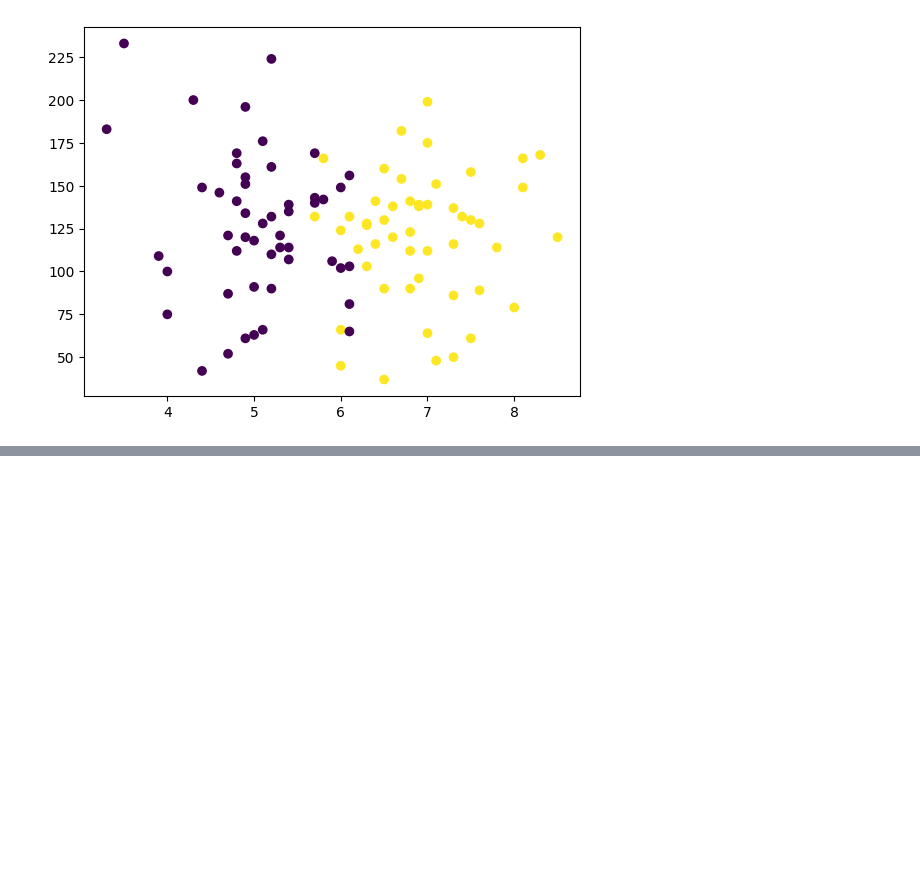
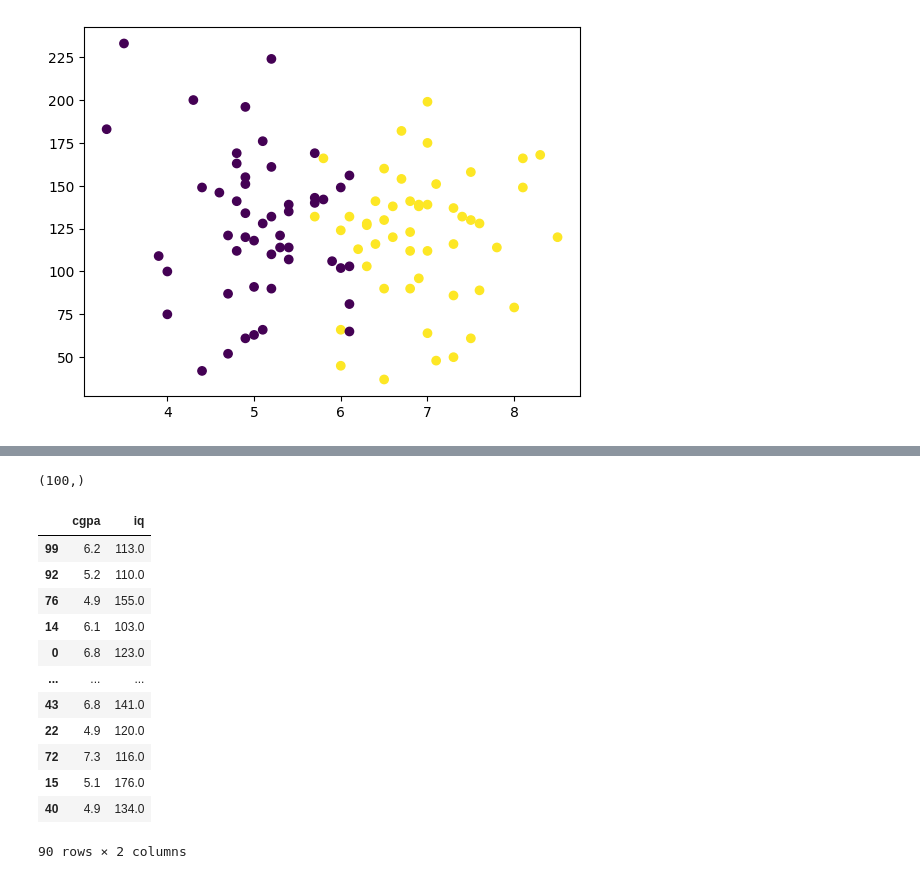
Before and after one commit to suddhu1/COESIS30Day, a Jupyter notebook: DAY_1/logisticRegression.ipynb, the cells around one changed output, grey strips where cells are left out. Saved outputs shown, nothing was run; the diff lists cells and outputs as text; code cells hidden in the pictures; blank space fills up the shorter version.

```diff
--- a/DAY_1/logisticRegression.ipynb
+++ b/DAY_1/logisticRegression.ipynb
@@ -422,0 +458,4 @@ plt.scatter(df['cgpa'],df['iq'],c=df['placement'])
+# %%
+y.shape
+# %% [output]
+(100,)
@@ -422,0 +465,16 @@ plt.scatter(df['cgpa'],df['iq'],c=df['placement'])
+# %%
+X_train
+# %% [output]
+|  | cgpa | iq |
+| 99 | 6.2 | 113.0 |
+| 92 | 5.2 | 110.0 |
+| 76 | 4.9 | 155.0 |
+| 14 | 6.1 | 103.0 |
+| 0 | 6.8 | 123.0 |
+| ... | ... | ... |
+| 43 | 6.8 | 141.0 |
+| 22 | 4.9 | 120.0 |
+| 72 | 7.3 | 116.0 |
+| 15 | 5.1 | 176.0 |
+| 40 | 4.9 | 134.0 |
+90 rows × 2 columns
```
Also changed, not shown: parts of 21 cells of this notebook, 3 other files.
